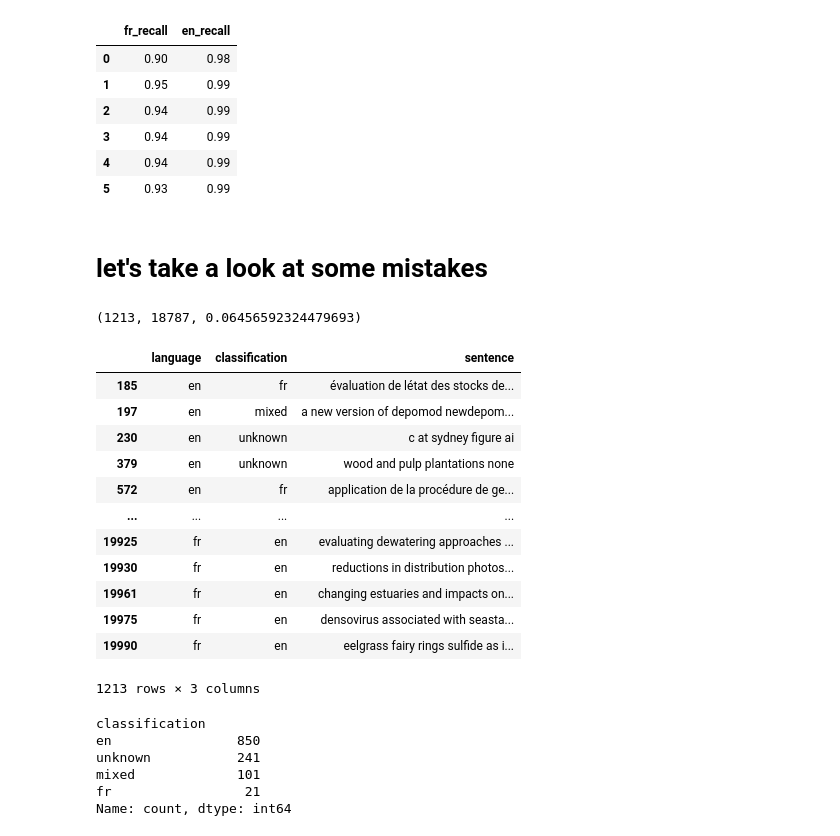
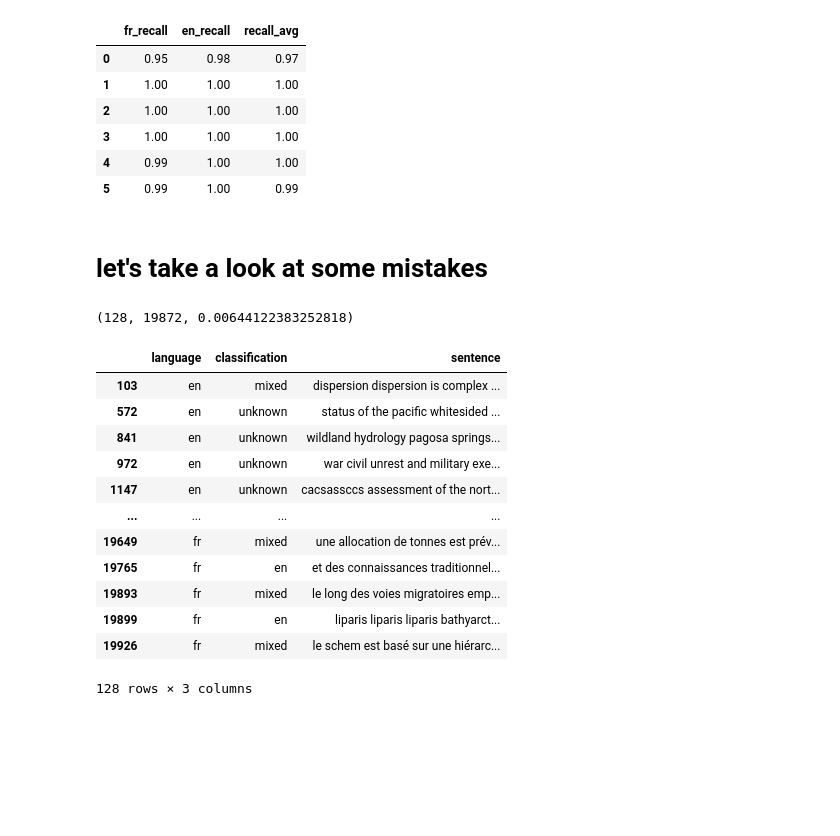
Before and after one commit to KevinCarr42/AI-Translation, a Jupyter notebook: language_classifier/evaluate_classifier.ipynb, the cells around one changed output. Drawn from its saved outputs; the diff is of its cells as text; code cells hidden in the pictures; blank space fills up the shorter version.

```diff
--- a/language_classifier/evaluate_classifier.ipynb
+++ b/language_classifier/evaluate_classifier.ipynb
@@ -20,7 +26,7 @@ pd.set_option('display.max_colwidth', 500)
 with open("example_sentences.json", "r", encoding="utf-8") as f:
     sentences = json.load(f)
 # %%
-def evaluate_classifier(classifier, n_trials, tolerance_list):
+def evaluate_classifier(classifier, sentences, n_trials, tolerance_list):
     results = []
 
     for tolerance in tolerance_list:
@@ -103,7 +109,11 @@ def create_stats(results_df):
         0
     )
 
-    grouped_df['stats_sum'] = grouped_df[['accuracy', 'fr_precision', 'fr_recall', 'en_precision', 'en_recall', 'fr_f1_score', 'en_f1_score']].sum(axis=1)
+    # Sum of statistics (optional, useful for ranking)
+    grouped_df['recall_avg'] = grouped_df[['fr_recall', 'en_recall']].mean(axis=1)
+    grouped_df['precision_avg'] = grouped_df[['fr_precision', 'en_precision']].mean(axis=1)
+    grouped_df['f1_score_avg'] = grouped_df[['fr_f1_score', 'en_f1_score']].mean(axis=1)
+    grouped_df['all_stats_avg'] = grouped_df[['accuracy', 'fr_precision', 'fr_recall', 'en_precision', 'en_recall', 'fr_f1_score', 'en_f1_score']].mean(axis=1)
 
     return grouped_df
 # %%
@@ -112,7 +122,7 @@ tolerances = [0, 1, 2, 3, 4, 5]
 
 clf = LanguageClassifier()
 
-df = evaluate_classifier(clf, n, tolerances)
+df = evaluate_classifier(clf, sentences, n, tolerances)
 grouped_df = create_stats(df)
 
 grouped_df.T
@@ -139,15 +158,15 @@ grouped_df.T
 # %%
 # should avoiding false negatives be priority? (exclude more to get better quality)
-#   tolerance of 1 still looks good
-grouped_df[['fr_recall', 'en_recall']]
+#   tolerance range of 1-3 still looks good
+grouped_df[['fr_recall', 'en_recall', 'recall_avg']]
 # %% [output]
-|  | fr_recall | en_recall |
-| 0 | 0.90 | 0.98 |
-| 1 | 0.95 | 0.99 |
-| 2 | 0.94 | 0.99 |
-| 3 | 0.94 | 0.99 |
-| 4 | 0.94 | 0.99 |
-| 5 | 0.93 | 0.99 |
+|  | fr_recall | en_recall | recall_avg |
+| 0 | 0.95 | 0.98 | 0.97 |
+| 1 | 1.00 | 1.00 | 1.00 |
+| 2 | 1.00 | 1.00 | 1.00 |
+| 3 | 1.00 | 1.00 | 1.00 |
+| 4 | 0.99 | 1.00 | 1.00 |
+| 5 | 0.99 | 1.00 | 0.99 |
 # %% [markdown]
 # let's take a look at some mistakes
 # %%
@@ -162,31 +181,21 @@ df = df[df.tolerance == 1].reset_index(drop=True)
     df.loc[~df.is_correct, ['language', 'classification', 'sentence']].shape[0] / df.loc[df.is_correct, ['language', 'classification', 'sentence']].shape[0]
  )
 # %% [output]
-(1213, 18787, 0.06456592324479693)
+(128, 19872, 0.00644122383252818)
 # %%
 df.loc[~df.is_correct, ['language', 'classification', 'sentence']]
 # %% [output]
 |  | language | classification | sentence |
-| 185 | en | fr | évaluation de létat des stocks de... |
-| 197 | en | mixed | a new version of depomod newdepom... |
-| 230 | en | unknown | c at sydney figure ai |
-| 379 | en | unknown | wood and pulp plantations none |
-| 572 | en | fr | application de la procédure de ge... |
+| 103 | en | mixed | dispersion dispersion is complex ... |
+| 572 | en | unknown | status of the pacific whitesided ... |
+| 841 | en | unknown | wildland hydrology pagosa springs... |
+| 972 | en | unknown | war civil unrest and military exe... |
+| 1147 | en | unknown | cacsassccs assessment of the nort... |
 | ... | ... | ... | ... |
-| 19925 | fr | en | evaluating dewatering approaches ... |
-| 19930 | fr | en | reductions in distribution photos... |
-| 19961 | fr | en | changing estuaries and impacts on... |
-| 19975 | fr | en | densovirus associated with seasta... |
-| 19990 | fr | en | eelgrass fairy rings sulfide as i... |
+| 19649 | fr | mixed | une allocation de tonnes est prév... |
+| 19765 | fr | en | et des connaissances traditionnel... |
+| 19893 | fr | mixed | le long des voies migratoires emp... |
+| 19899 | fr | en | liparis liparis liparis bathyarct... |
+| 19926 | fr | mixed | le schem est basé sur une hiérarc... |
-1213 rows × 3 columns
+128 rows × 3 columns
-# %%
-# 'fr' misclassified as en is by far the most common error
-df.loc[~df.is_correct, ['classification']].value_counts()
-# %% [output]
-classification
-en                850
-unknown           241
-mixed             101
-fr                 21
-Name: count, dtype: int64
 # %%
```
Also changed, not shown: parts of 25 cells of this notebook.
